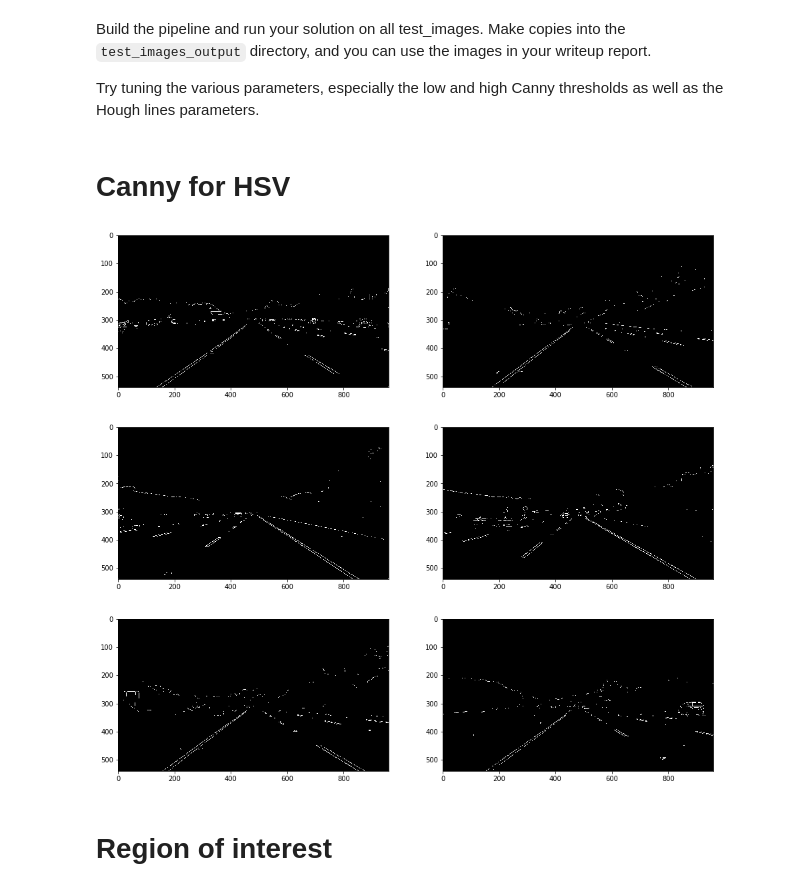
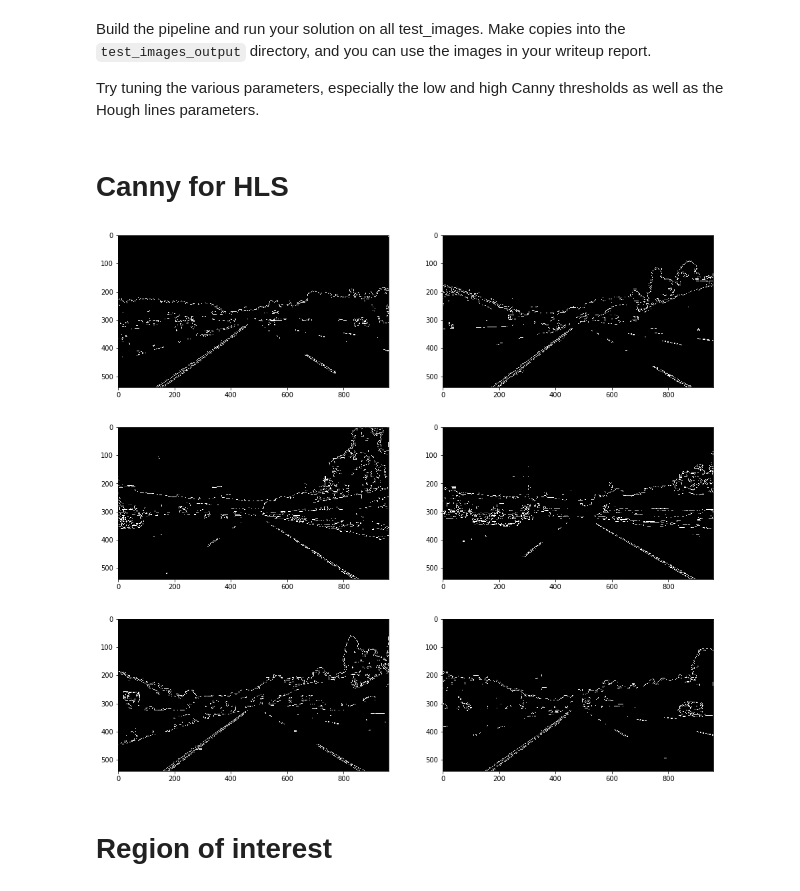
Before and after one commit to kradio3/CarND-LaneLines-P1, a Jupyter notebook: P1.ipynb, the cells around one changed output. Saved outputs shown, nothing was run; the diff lists cells and outputs as text; code cells hidden in the pictures.

```diff
--- a/P1.ipynb
+++ b/P1.ipynb
@@ -91,9 +91,9 @@ def grayscale(img):
     # Or use BGR2GRAY if you read an image with cv2.imread()
     # return cv2.cvtColor(img, cv2.COLOR_BGR2GRAY)
 
-def canny(img, low_threshold, high_threshold):
+def canny(img, low_threshold, high_threshold, aperture=3, l2grad=False):
     """Applies the Canny transform"""
-    return cv2.Canny(img, low_threshold, high_threshold)
+    return cv2.Canny(img, low_threshold, high_threshold, aperture, L2gradient=l2grad)
 
 def gaussian_blur(img, kernel_size):
     """Applies a Gaussian Noise kernel"""
@@ -195,22 +202,28 @@ Build the pipeline and run your solution on all test_images. Make copies into th
 
 Try tuning the various parameters, especially the low and high Canny thresholds as well as the Hough lines parameters.
 # %% [markdown]
-# Canny for HSV
+# Canny for HLS
 # %%
 def apply_3_canny(image):
-    hsv = cv2.cvtColor(image, cv2.COLOR_RGB2HSV)
-    edges_hue = canny(image[:, :, 0], 64, 255)
-    edges_sat = canny(image[:, :, 1], 250, 255)
-    edges_val = canny(image[:, :, 2], 64, 126)
+    hls = cv2.cvtColor(image, cv2.COLOR_RGB2HLS)
+    edges_hue = canny(hls[:, :, 0], 96, 128)
+    edges_lig = canny(hls[:, :, 1], 64, 128)
+    edges_sat = canny(hls[:, :, 2], 32, 64, 3, True)
 
-    edges_all = cv2.bitwise_and(edges_hue, edges_sat)
-    edges_all = cv2.bitwise_and(edges_all, edges_val)
+    #edges_all = cv2.bitwise_and(edges_hue, edges_sat)
+    #edges_all = cv2.bitwise_and(edges_all, edges_val)
 
-    return edges_all
+    canvas = np.zeros_like(image)
+    canvas[:, :, 0] = edges_lig
+    canvas[:, :, 1] = edges_sat
 
-process_test_images(lambda image: apply_3_canny(image))
+
+
+    return edges_sat
+
+process_test_images(lambda img: apply_3_canny(img))
 # %% [output]
-[figure, old version]
+[figure, new version]
 # %% [markdown]
 # Region of interest
 # %%
```
Also changed, not shown: parts of 7 cells of this notebook, 9 other files.
